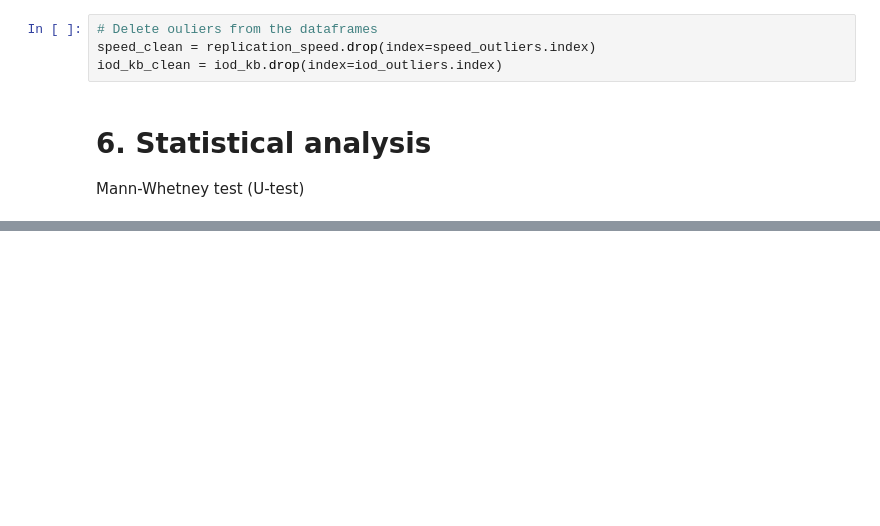
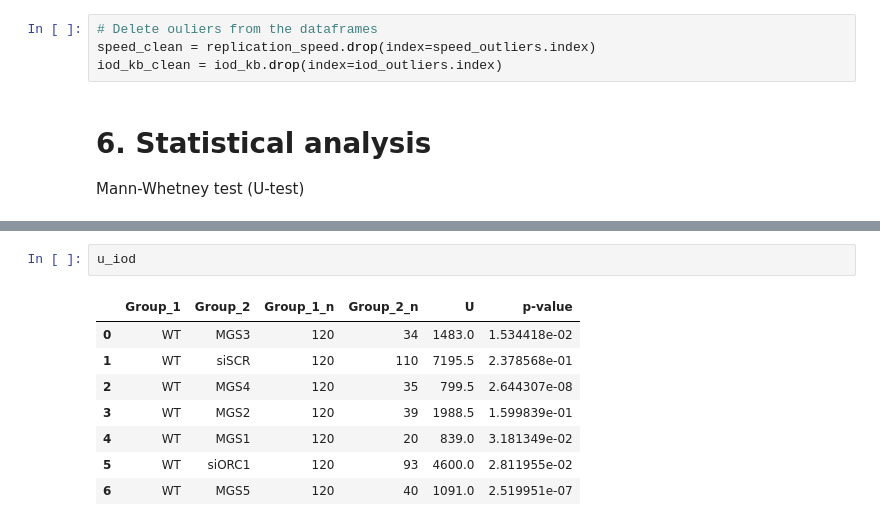
Before and after one commit to Lopatushka/DNA_fibers, a Jupyter notebook: notebooks/mutants.ipynb, the cells around one changed output, grey strips where cells are left out. Cells and saved outputs as stored; diff of their text form; blank space fills up the shorter version.

```diff
--- a/notebooks/mutants.ipynb
+++ b/notebooks/mutants.ipynb
@@ -227,0 +244,11 @@ Mann-Whetney test (U-test)
+# %%
+u_iod
+# %% [output]
+|  | Group_1 | Group_2 | Group_1_n | Group_2_n | U | p-value |
+| 0 | WT | MGS3 | 120 | 34 | 1483.0 | 1.534418e-02 |
+| 1 | WT | siSCR | 120 | 110 | 7195.5 | 2.378568e-01 |
+| 2 | WT | MGS4 | 120 | 35 | 799.5 | 2.644307e-08 |
+| 3 | WT | MGS2 | 120 | 39 | 1988.5 | 1.599839e-01 |
+| 4 | WT | MGS1 | 120 | 20 | 839.0 | 3.181349e-02 |
+| 5 | WT | siORC1 | 120 | 93 | 4600.0 | 2.811955e-02 |
+| 6 | WT | MGS5 | 120 | 40 | 1091.0 | 2.519951e-07 |
```
Also changed, not shown: parts of 10 cells of this notebook.
